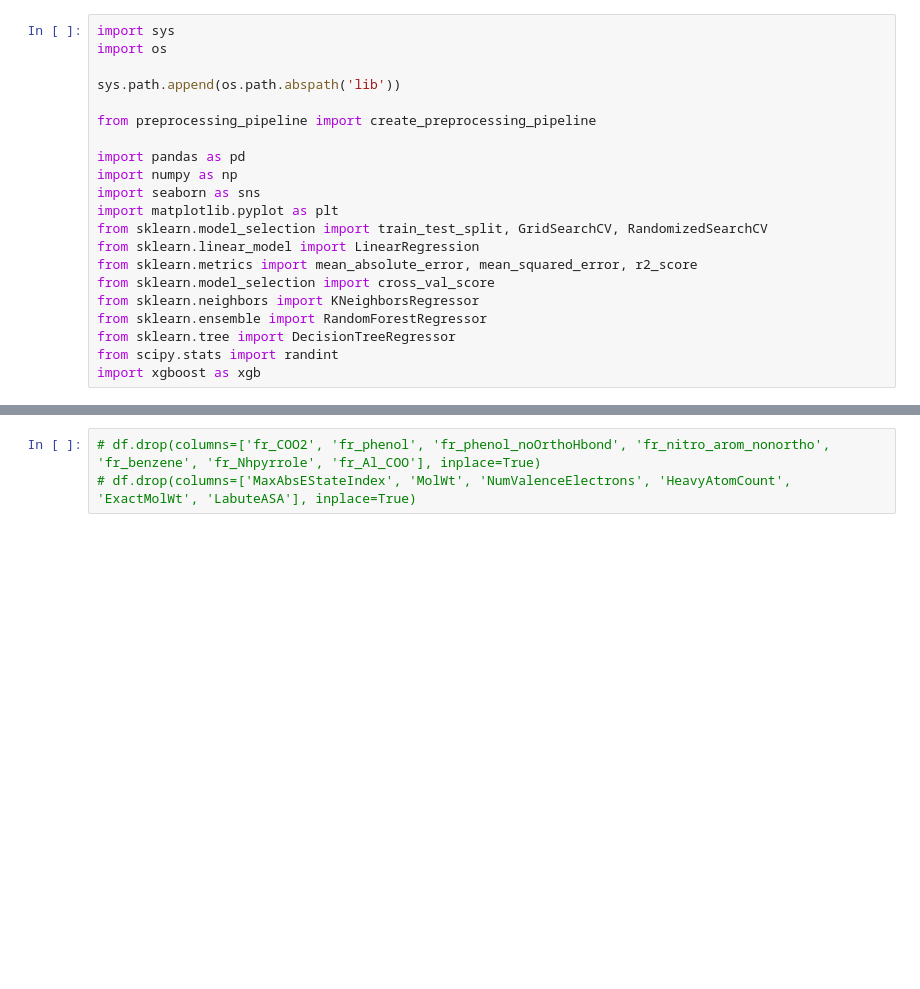
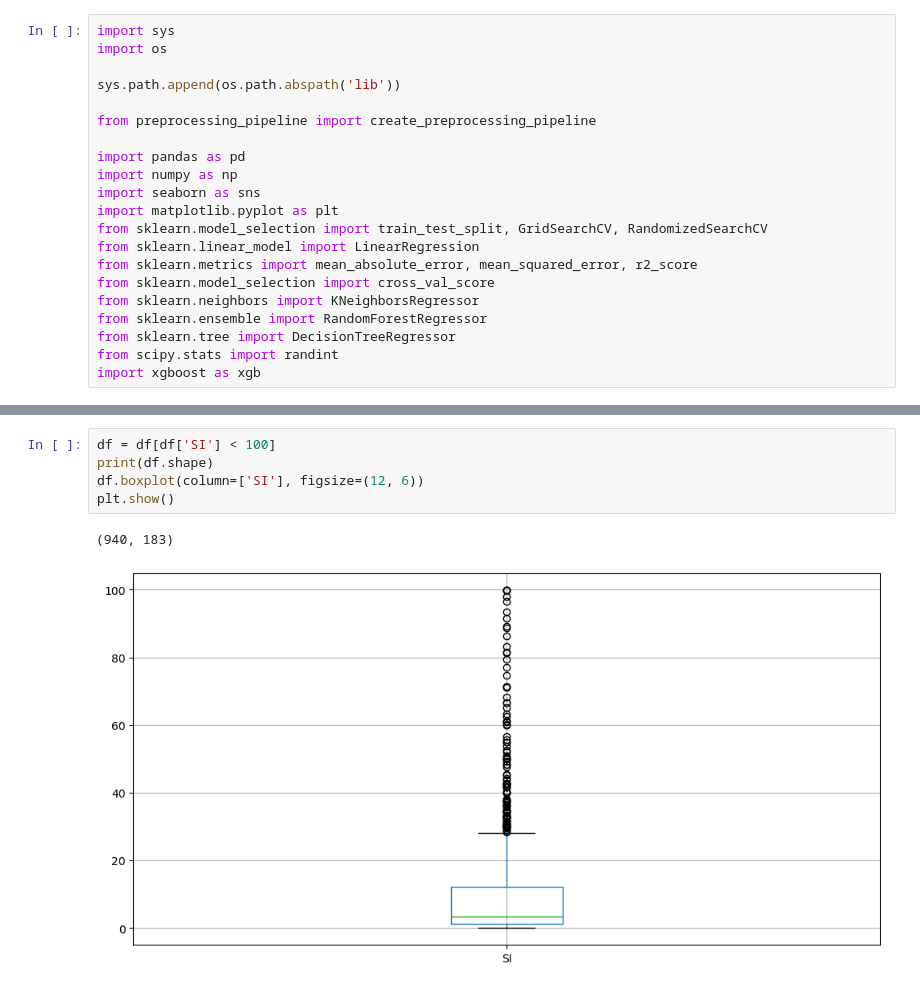
Before and after one commit to sevaTechoPark/mo-chemistry, a Jupyter notebook: regression_SI.ipynb, the cells around one changed output, grey strips where cells are left out. Drawn from its saved outputs; the diff is of its cells as text; blank space fills up the shorter version.

```diff
--- a/regression_SI.ipynb
+++ b/regression_SI.ipynb
@@ -27,4 +27,9 @@ df.shape
-# %%
-# df.drop(columns=['fr_COO2', 'fr_phenol', 'fr_phenol_noOrthoHbond', 'fr_nitro_arom_nonortho', 'fr_benzene', 'fr_Nhpyrrole', 'fr_Al_COO'], inplace=True)
-# df.drop(columns=['MaxAbsEStateIndex', 'MolWt', 'NumValenceElectrons', 'HeavyAtomCount', 'ExactMolWt', 'LabuteASA'], inplace=True)
+# %%
+df = df[df['SI'] < 100]
+print(df.shape)
+df.boxplot(column=['SI'], figsize=(12, 6))
+plt.show()
+# %% [output]
+(940, 183)
+[figure, added]
 # %%
```
Also changed, not shown: parts of 9 cells of this notebook, 4 other files.
